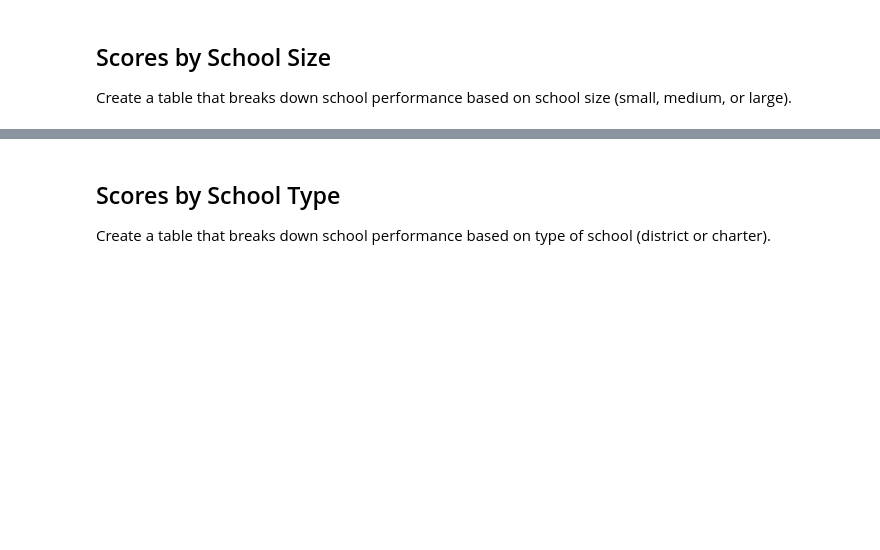
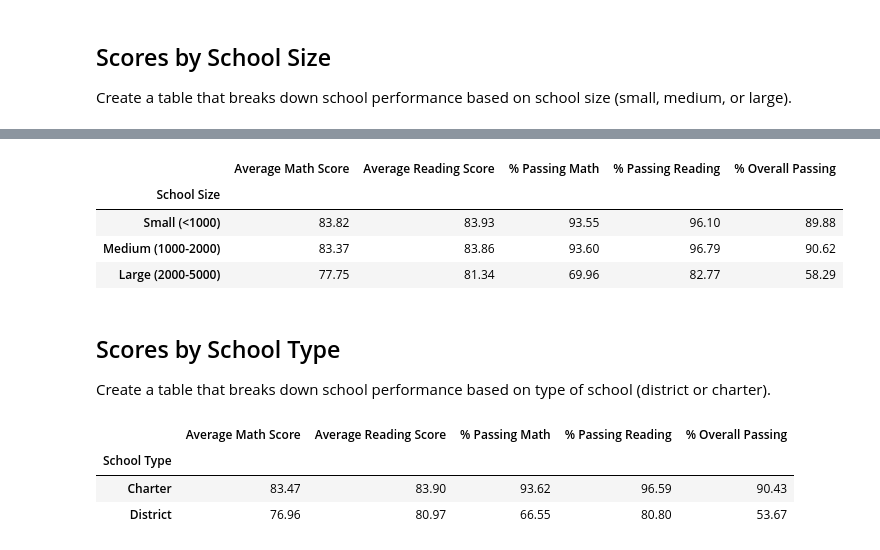
Before and after one commit to mbruns13/pandas-challenge, a Jupyter notebook: PyCitySchools/PyCitySchools.ipynb, the cells around one changed output, grey strips where cells are left out. Cells and saved outputs as stored; diff of their text form; code cells hidden in the pictures; blank space fills up the shorter version.

Commit message:
finished prompts, still need to clean up and format some sections

```diff
--- a/PyCitySchools/PyCitySchools.ipynb
+++ b/PyCitySchools/PyCitySchools.ipynb
@@ -369,0 +345,11 @@ Create a table that breaks down school performance based on school size (small,
+# %%
+# using df created above as starting point, setting with new name
+scores_by_size_df = school_summary_df[["Total Students", "Average Math Score", "Average Reading Score", "% Passing Math", "% Passing Reading", "% Overall Passing"]]
+# %%
+# create bins for values
+bins = 0, 1000, 2000, 5000
+# create labels for bins
+labels = "Small (<1000)", "Medium (1000-2000)", "Large (2000-5000)"
+# %%
+# Slice the data and place it into bins
+scores_by_size_df["School Size"] = pd.cut(scores_by_size_df["Total Students"], bins, labels=labels,include_lowest=True)
@@ -370,3 +362,23 @@ Create a table that breaks down school performance based on school size (small,
+# %%
+# resetting index to be the new bin labels, sorting descending
+scores_by_size_df = scores_by_size_df.set_index(["School Size"]).sort_index()
+# calculating avg of amounts within each bin
+scores_by_size_df = scores_by_size_df.groupby("School Size").agg({'Average Math Score': 'mean', 'Average Reading Score': 'mean', '% Passing Math':'mean', '% Passing Reading': 'mean','% Overall Passing': 'mean'})
+# %%
+# formatting to 2 places after the decimal
+scores_by_size_df["Average Math Score"] = scores_by_size_df["Average Math Score"].map("{:,.2f}".format)
+scores_by_size_df["Average Reading Score"] = scores_by_size_df["Average Reading Score"].map("{:,.2f}".format)
+scores_by_size_df["% Passing Math"] = scores_by_size_df["% Passing Math"].map("{:,.2f}".format)
+scores_by_size_df["% Passing Reading"] = scores_by_size_df["% Passing Reading"].map("{:,.2f}".format)
+scores_by_size_df["% Overall Passing"] = scores_by_size_df["% Overall Passing"].map("{:,.2f}".format)
+
+scores_by_size_df
+# %% [output]
+|  | Average Math Score | Average Reading Score | % Passing Math | % Passing Reading | % Overall Passing |
+| School Size |  |  |  |  |  |
+| Small (<1000) | 83.82 | 83.93 | 93.55 | 96.10 | 89.88 |
+| Medium (1000-2000) | 83.37 | 83.86 | 93.60 | 96.79 | 90.62 |
+| Large (2000-5000) | 77.75 | 81.34 | 69.96 | 82.77 | 58.29 |
 # %% [markdown]
 ## Scores by School Type
 
@@ -375,0 +394,14 @@ Create a table that breaks down school performance based on type of school (dist
+# %%
+# formatting to 2 places after the decimal
+scores_by_type_df["Average Math Score"] = scores_by_type_df["Average Math Score"].map("{:,.2f}".format)
+scores_by_type_df["Average Reading Score"] = scores_by_type_df["Average Reading Score"].map("{:,.2f}".format)
+scores_by_type_df["% Passing Math"] = scores_by_type_df["% Passing Math"].map("{:,.2f}".format)
+scores_by_type_df["% Passing Reading"] = scores_by_type_df["% Passing Reading"].map("{:,.2f}".format)
+scores_by_type_df["% Overall Passing"] = scores_by_type_df["% Overall Passing"].map("{:,.2f}".format)
+
+scores_by_type_df
+# %% [output]
+|  | Average Math Score | Average Reading Score | % Passing Math | % Passing Reading | % Overall Passing |
+| School Type |  |  |  |  |  |
+| Charter | 83.47 | 83.90 | 93.62 | 96.59 | 90.43 |
+| District | 76.96 | 80.97 | 66.55 | 80.80 | 53.67 |
```
Also changed, not shown: parts of 10 cells of this notebook.
